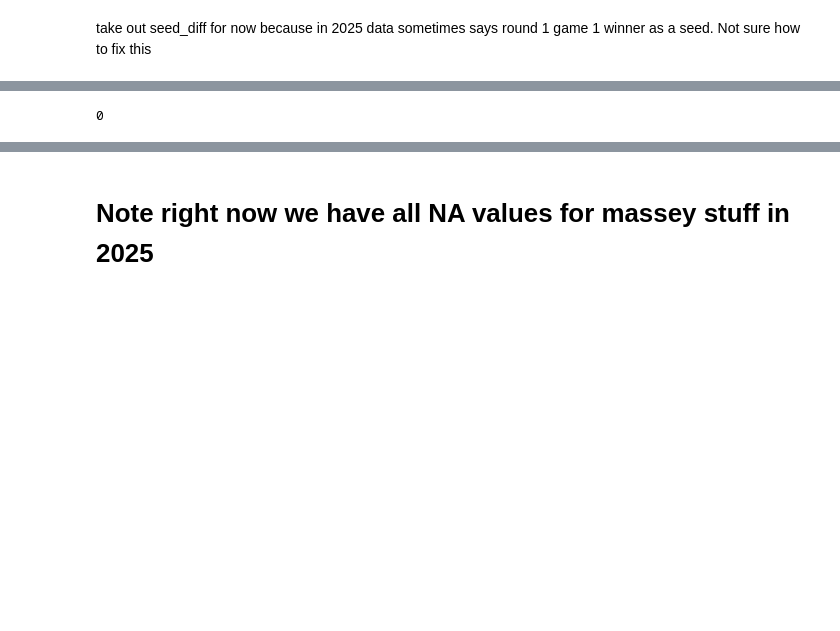
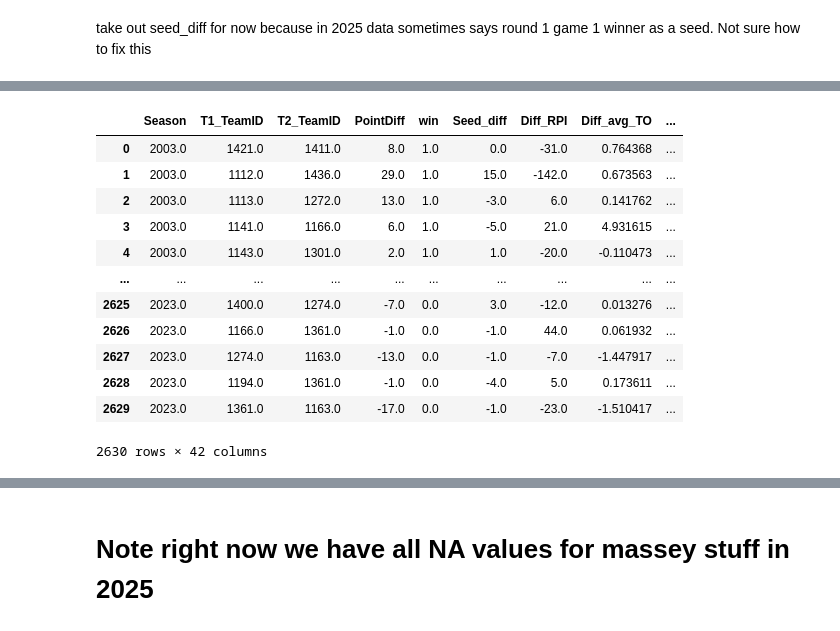
Before and after one commit to ecw70574/data_mining_course_project, a Jupyter notebook: TestingMerge.ipynb, the cells around one changed output, grey strips where cells are left out. Saved outputs shown, nothing was run; the diff lists cells and outputs as text; code cells hidden in the pictures; blank space fills up the shorter version.

```diff
--- a/TestingMerge.ipynb
+++ b/TestingMerge.ipynb
@@ -795 +878,17 @@ take out seed_diff for now because in 2025 data sometimes says round 1 game 1 wi
+# %%
+train
+# %% [output]
+|  | Season | T1_TeamID | T2_TeamID | PointDiff | win | Seed_diff | Diff_RPI | Diff_avg_TO | ... |
+| 0 | 2003.0 | 1421.0 | 1411.0 | 8.0 | 1.0 | 0.0 | -31.0 | 0.764368 | ... |
+| 1 | 2003.0 | 1112.0 | 1436.0 | 29.0 | 1.0 | 15.0 | -142.0 | 0.673563 | ... |
+| 2 | 2003.0 | 1113.0 | 1272.0 | 13.0 | 1.0 | -3.0 | 6.0 | 0.141762 | ... |
+| 3 | 2003.0 | 1141.0 | 1166.0 | 6.0 | 1.0 | -5.0 | 21.0 | 4.931615 | ... |
+| 4 | 2003.0 | 1143.0 | 1301.0 | 2.0 | 1.0 | 1.0 | -20.0 | -0.110473 | ... |
+| ... | ... | ... | ... | ... | ... | ... | ... | ... | ... |
+| 2625 | 2023.0 | 1400.0 | 1274.0 | -7.0 | 0.0 | 3.0 | -12.0 | 0.013276 | ... |
+| 2626 | 2023.0 | 1166.0 | 1361.0 | -1.0 | 0.0 | -1.0 | 44.0 | 0.061932 | ... |
+| 2627 | 2023.0 | 1274.0 | 1163.0 | -13.0 | 0.0 | -1.0 | -7.0 | -1.447917 | ... |
+| 2628 | 2023.0 | 1194.0 | 1361.0 | -1.0 | 0.0 | -4.0 | 5.0 | 0.173611 | ... |
+| 2629 | 2023.0 | 1361.0 | 1163.0 | -17.0 | 0.0 | -1.0 | -23.0 | -1.510417 | ... |
+2630 rows × 42 columns
 # %%
@@ -815,7 +918,5 @@ y_test = test['win']
 # %%
-train['Diff_COL'].isna().sum()
+#train['Diff_COL'].isna().sum()
-# %% [output]
-0
 # %%
 test.isna().sum()
 # %% [output]
```
Also changed, not shown: parts of 45 cells of this notebook.
